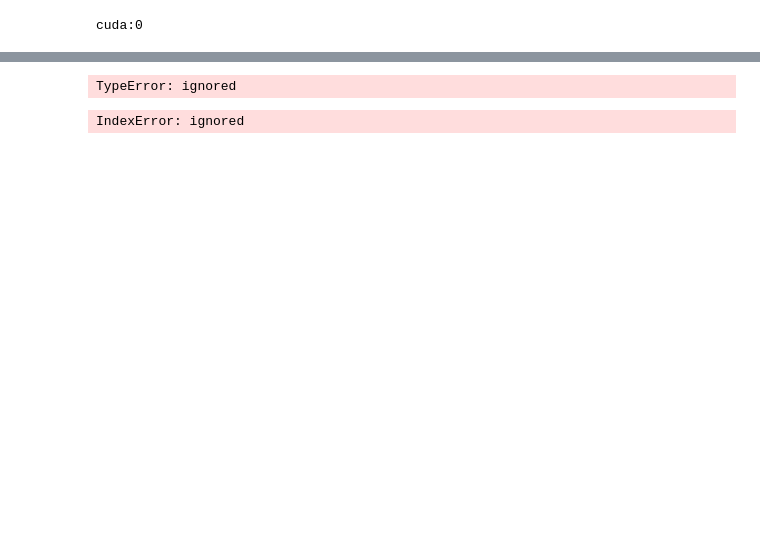
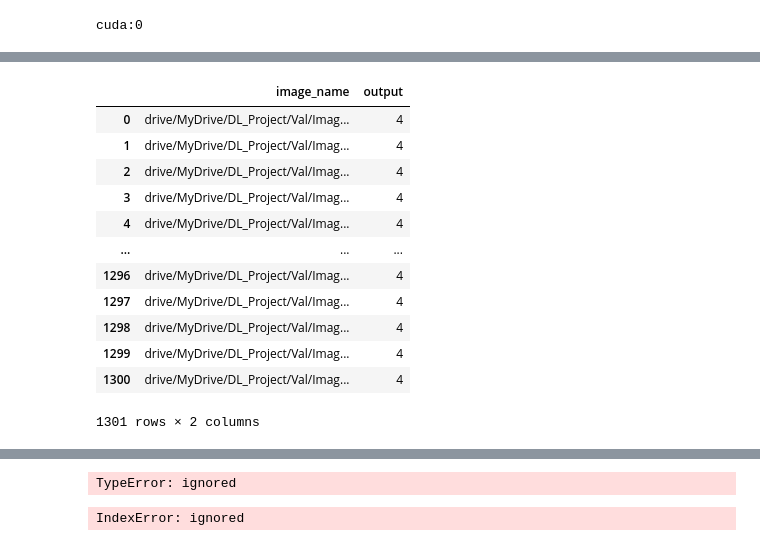
Before and after one commit to BuddGao/DL-Competition, a Jupyter notebook: competition.ipynb, the cells around one changed output, grey strips where cells are left out. Saved outputs shown, nothing was run; the diff lists cells and outputs as text; code cells hidden in the pictures; blank space fills up the shorter version.

```diff
--- a/competition.ipynb
+++ b/competition.ipynb
@@ -94,6 +76,7 @@ class CovidTestDataset(Dataset):
                 on a sample.
         """
         self.root_dir = root_dir
+        self.transforms = transforms
         self.image_list = []
         for filename in glob.glob(self.root_dir+"/*.png"): #assuming png
           self.image_list.append(filename)
@@ -399,6 +398,22 @@ for batch_idx, sample_batched in enumerate(test_dataloader):
 df['output'] = df['output'].astype(float)
 df['output'].value_counts()
 df3 = pd.merge(df1,df,how='inner',on='image_name')
+# %%
+test_df[0]
+# %% [output]
+|  | image_name | output |
+| 0 | drive/MyDrive/DL_Project/Val/Imag... | 4 |
+| 1 | drive/MyDrive/DL_Project/Val/Imag... | 4 |
+| 2 | drive/MyDrive/DL_Project/Val/Imag... | 4 |
+| 3 | drive/MyDrive/DL_Project/Val/Imag... | 4 |
+| 4 | drive/MyDrive/DL_Project/Val/Imag... | 4 |
+| ... | ... | ... |
+| 1296 | drive/MyDrive/DL_Project/Val/Imag... | 4 |
+| 1297 | drive/MyDrive/DL_Project/Val/Imag... | 4 |
+| 1298 | drive/MyDrive/DL_Project/Val/Imag... | 4 |
+| 1299 | drive/MyDrive/DL_Project/Val/Imag... | 4 |
+| 1300 | drive/MyDrive/DL_Project/Val/Imag... | 4 |
+1301 rows × 2 columns
 # %%
 #Extracting image name from the image path
 test_df[0]['image_name']=test_df[0]['image_name'].str.split("/").str[-1]
```
Also changed, not shown: parts of 9 cells of this notebook.
